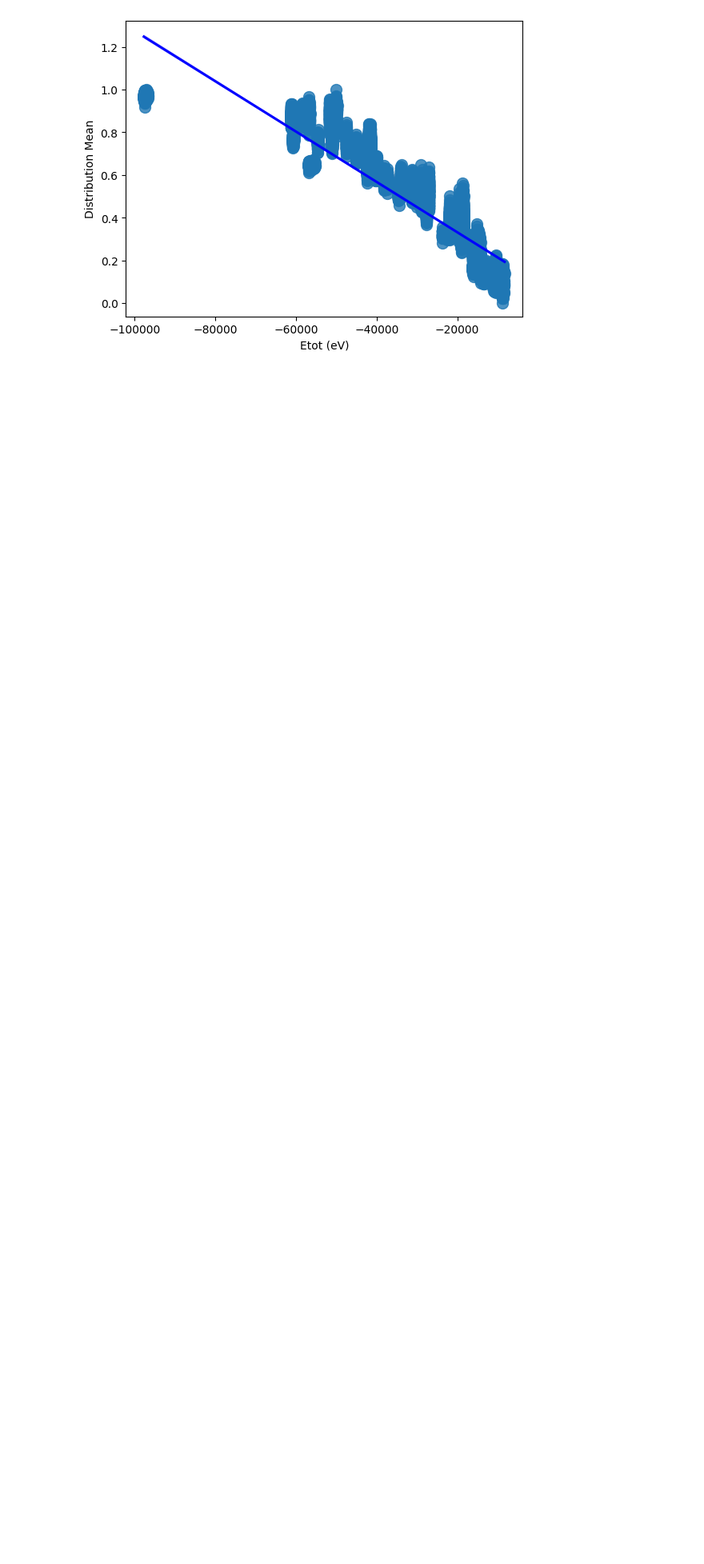
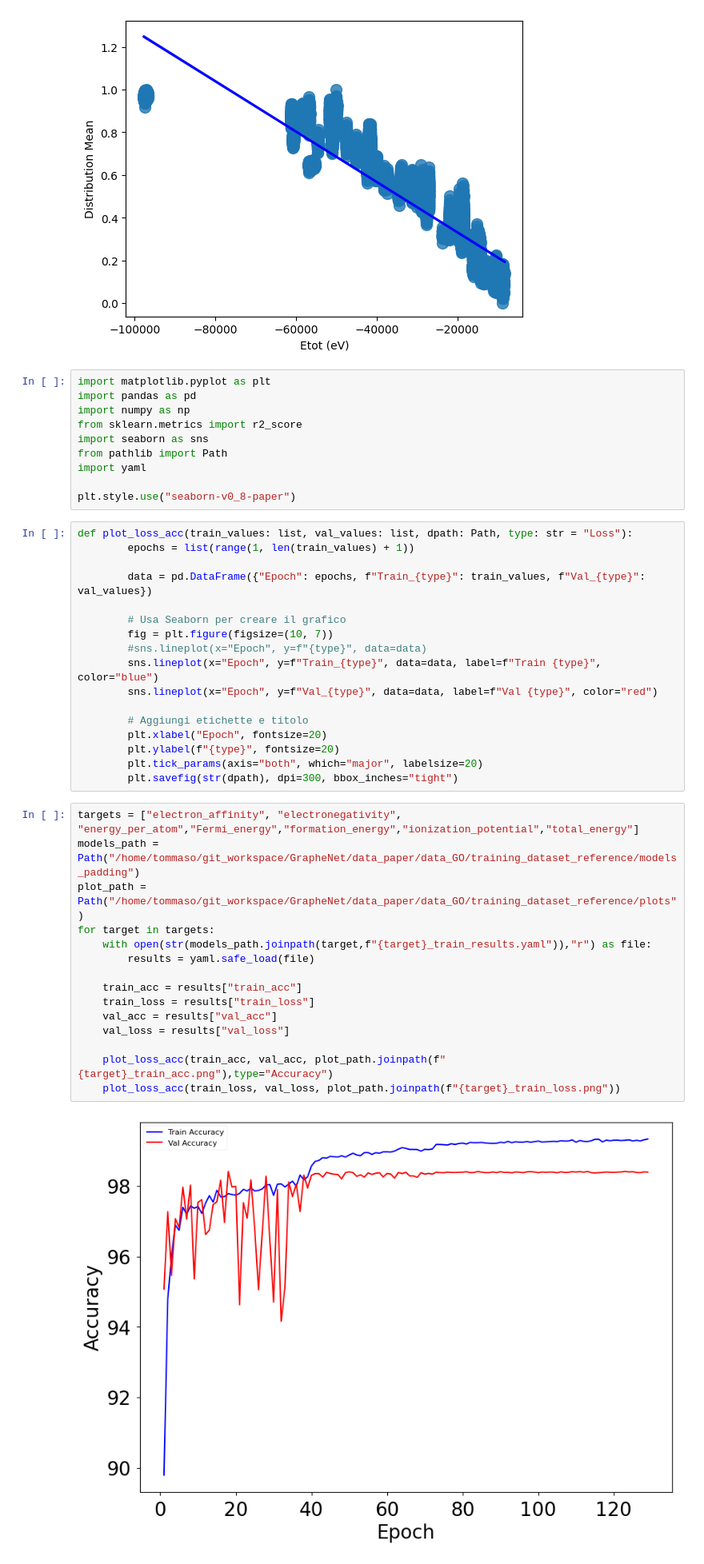
Before and after one commit to daimoners/GrapheNet, a Jupyter notebook: plot_fits.ipynb, the cells around one changed output. Shown at 80% size. Cells and saved outputs as stored; diff of their text form; blank space fills up the shorter version.

```diff
--- a/plot_fits.ipynb
+++ b/plot_fits.ipynb
@@ -484,3 +484,47 @@ plt.ylabel('Distribution Mean')
 plt.show()
 # %% [output]
 [figure]
+# %%
+import matplotlib.pyplot as plt
+import pandas as pd
+import numpy as np
+from sklearn.metrics import r2_score
+import seaborn as sns
+from pathlib import Path
+import yaml
+
+plt.style.use("seaborn-v0_8-paper")
+# %%
+def plot_loss_acc(train_values: list, val_values: list, dpath: Path, type: str = "Loss"):
+        epochs = list(range(1, len(train_values) + 1))
+
+        data = pd.DataFrame({"Epoch": epochs, f"Train_{type}": train_values, f"Val_{type}": val_values})
+
+        # Usa Seaborn per creare il grafico
+        fig = plt.figure(figsize=(10, 7))
+        #sns.lineplot(x="Epoch", y=f"{type}", data=data)
+        sns.lineplot(x="Epoch", y=f"Train_{type}", data=data, label=f"Train {type}", color="blue")
+        sns.lineplot(x="Epoch", y=f"Val_{type}", data=data, label=f"Val {type}", color="red")
+
+        # Aggiungi etichette e titolo
+        plt.xlabel("Epoch", fontsize=20)
+        plt.ylabel(f"{type}", fontsize=20)
+        plt.tick_params(axis="both", which="major", labelsize=20)
+        plt.savefig(str(dpath), dpi=300, bbox_inches="tight")
+# %%
+targets = ["electron_affinity", "electronegativity", "energy_per_atom","Fermi_energy","formation_energy","ionization_potential","total_energy"]
+models_path = Path("/home/tommaso/git_workspace/GrapheNet/data_paper/data_GO/training_dataset_reference/models_padding")
+plot_path = Path("/home/tommaso/git_workspace/GrapheNet/data_paper/data_GO/training_dataset_reference/plots")
+for target in targets:
+    with open(str(models_path.joinpath(target,f"{target}_train_results.yaml")),"r") as file:
+        results = yaml.safe_load(file)
+
+    train_acc = results["train_acc"]
+    train_loss = results["train_loss"]
+    val_acc = results["val_acc"]
+    val_loss = results["val_loss"]
+
+    plot_loss_acc(train_acc, val_acc, plot_path.joinpath(f"{target}_train_acc.png"),type="Accuracy")
+    plot_loss_acc(train_loss, val_loss, plot_path.joinpath(f"{target}_train_loss.png"))
+# %% [output]
+[figure, added]
```
Also changed, not shown: parts of 2 cells of this notebook, 20 other files.
